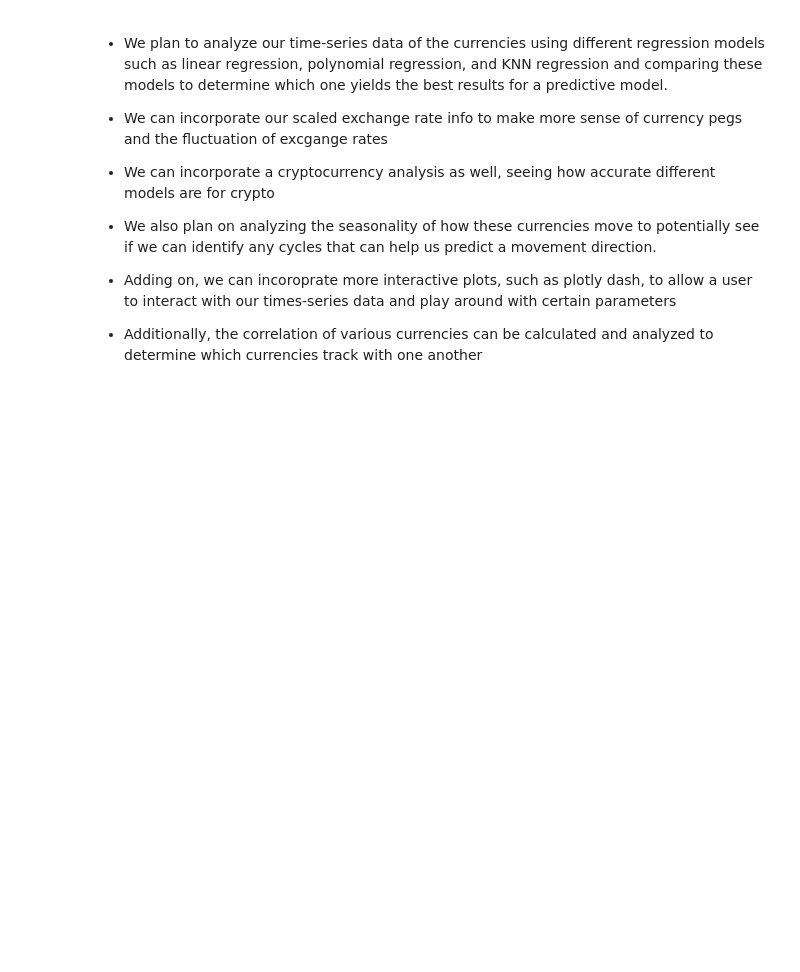
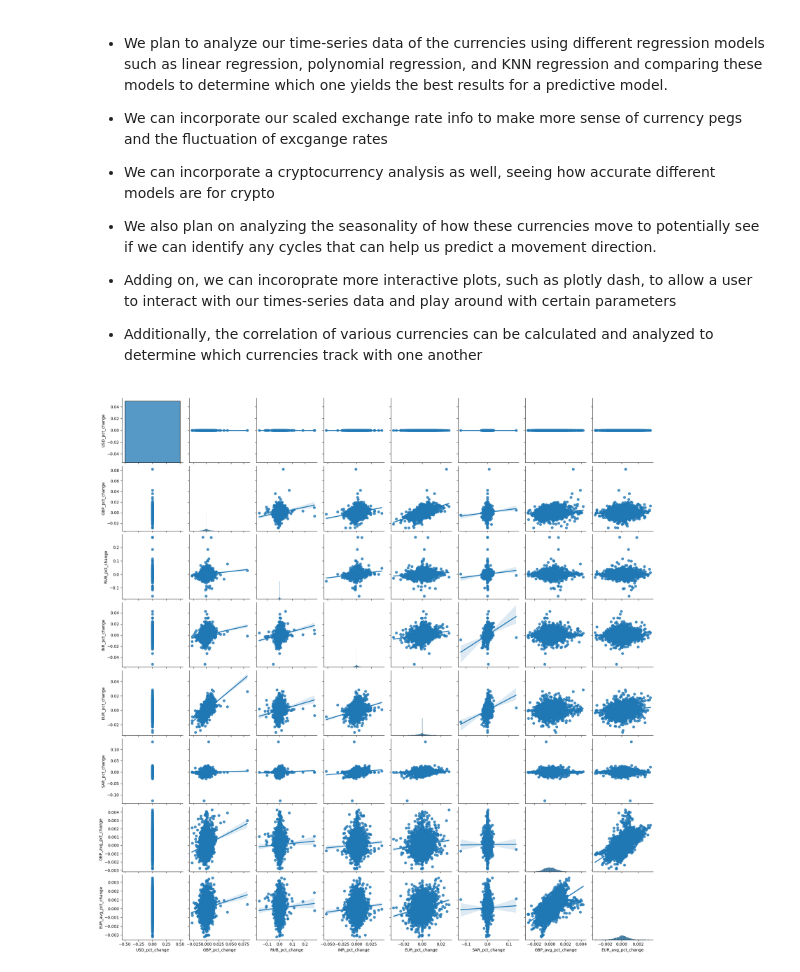
Before and after one commit to pogrebitskiy/Forex_Project, a Jupyter notebook: 07_Analysis_Plan.ipynb, the cells around one changed output. Saved outputs shown, nothing was run; the diff lists cells and outputs as text; code cells hidden in the pictures; blank space fills up the shorter version.

```diff
--- a/07_Analysis_Plan.ipynb
+++ b/07_Analysis_Plan.ipynb
@@ -223,9 +224,9 @@ def calc_pct_change(df):
         pct_df.rename(columns={col: col+"_pct_change"}, inplace=True)
 
     # Concat the original with pct change df
-    return pd.concat([df, pct_df], axis=1)
+    return pct_df, pd.concat([df, pct_df], axis=1)
 
-pct_df = calc_pct_change(df)
+pct_df, pct_concated = calc_pct_change(df)
 # %% [markdown]
 # Analysis Plan:
 
@@ -240,3 +241,8 @@ pct_df = calc_pct_change(df)
 * Adding on, we can incoroprate more interactive plots, such as plotly dash, to allow a user to interact with our times-series data and play around with certain parameters
 
 * Additionally, the correlation of various currencies can be calculated and analyzed to determine which currencies track with one another
+# %%
+sns.pairplot(pct_df.dropna(axis=0), kind='reg')
+plt.show()
+# %% [output]
+[figure, added]
```
Also changed, not shown: parts of 5 cells of this notebook.
